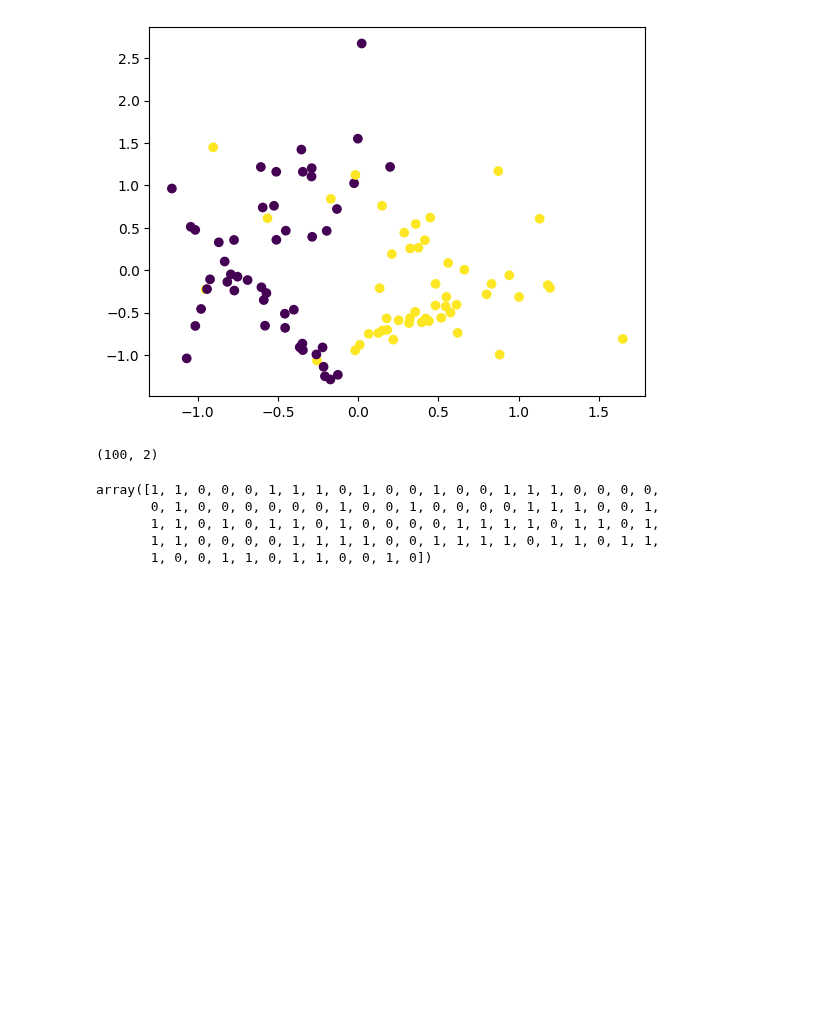
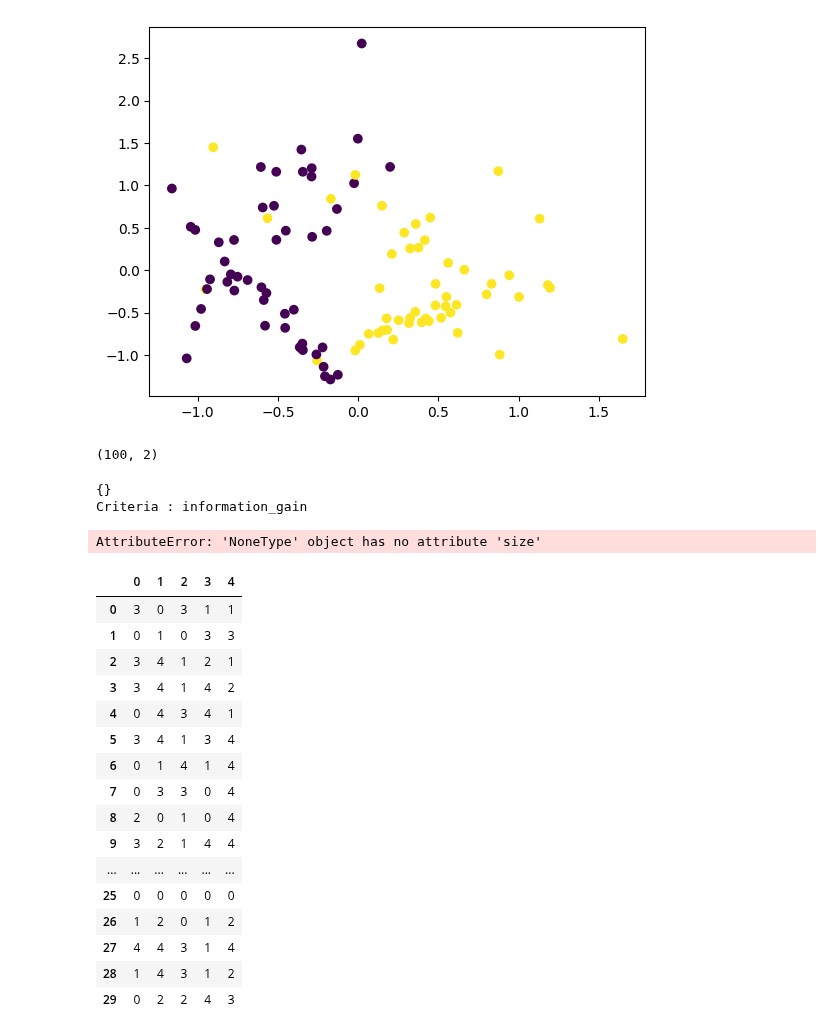
Before and after one commit to nupoor-ka/es_335_ml_har, a Jupyter notebook: decision_scratch_last_task.ipynb, the cells around one changed output. Saved outputs shown, nothing was run; the diff lists cells and outputs as text; code cells hidden in the pictures; blank space fills up the shorter version.

```diff
--- a/decision_scratch_last_task.ipynb
+++ b/decision_scratch_last_task.ipynb
@@ -163,6 +171,7 @@ y = pd.Series(np.random.randint(P, size=N), dtype="category")
 for criteria in ["information_gain"]:
     tree = DecisionTree(criterion=criteria)  # Split based on Inf. Gain
     tree.fit(X, y)
+    tree.predict(X)
     y_hat = tree.predict(X)
     print(y_hat)
     # tree.plot()
@@ -189,11 +199,3 @@ plt.scatter(X[:, 0], X[:, 1], c=y)
 X.shape
 # %% [output]
 (100, 2)
-# %%
-y
-# %% [output]
-array([1, 1, 0, 0, 0, 1, 1, 1, 0, 1, 0, 0, 1, 0, 0, 1, 1, 1, 0, 0, 0, 0,
-       0, 1, 0, 0, 0, 0, 0, 0, 1, 0, 0, 1, 0, 0, 0, 0, 1, 1, 1, 0, 0, 1,
-       1, 1, 0, 1, 0, 1, 1, 0, 1, 0, 0, 0, 0, 1, 1, 1, 1, 0, 1, 1, 0, 1,
-       1, 1, 0, 0, 0, 0, 1, 1, 1, 1, 0, 0, 1, 1, 1, 1, 0, 1, 1, 0, 1, 1,
-       1, 0, 0, 1, 1, 0, 1, 1, 0, 0, 1, 0])
@@ -199,0 +207,40 @@ array([1, 1, 0, 0, 0, 1, 1, 1, 0, 1, 0, 0, 1, 0, 0, 1, 1, 1, 0, 0, 0, 0,
+# %%
+N = 30
+P = 5
+X = pd.DataFrame(np.random.randn(N, P))
+y = pd.Series(np.random.randint(P, size=N), dtype="category")
+
+for criteria in ["information_gain", "gini_index"]:
+    tree = DecisionTree(criterion=criteria)  # Split based on Inf. Gain
+    tree.fit(X, y)
+    y_hat = tree.predict(X)
+    tree.plot()
+    print("Criteria :", criteria)
+    print("Accuracy: ", accuracy(y_hat, y))
+    for cls in y.unique():
+        print("Precision: ", precision(y_hat, y, cls))
+        print("Recall: ", recall(y_hat, y, cls))
+# %% [output]
+{}
+Criteria : information_gain
+AttributeError: 'NoneType' object has no attribute 'size'
+# %%
+X
+# %% [output]
+|  | 0 | 1 | 2 | 3 | 4 |
+| 0 | 3 | 0 | 3 | 1 | 1 |
+| 1 | 0 | 1 | 0 | 3 | 3 |
+| 2 | 3 | 4 | 1 | 2 | 1 |
+| 3 | 3 | 4 | 1 | 4 | 2 |
+| 4 | 0 | 4 | 3 | 4 | 1 |
+| 5 | 3 | 4 | 1 | 3 | 4 |
+| 6 | 0 | 1 | 4 | 1 | 4 |
+| 7 | 0 | 3 | 3 | 0 | 4 |
+| 8 | 2 | 0 | 1 | 0 | 4 |
+| 9 | 3 | 2 | 1 | 4 | 4 |
+| ... | ... | ... | ... | ... | ... |
+| 25 | 0 | 0 | 0 | 0 | 0 |
+| 26 | 1 | 2 | 0 | 1 | 2 |
+| 27 | 4 | 4 | 3 | 1 | 4 |
+| 28 | 1 | 4 | 3 | 1 | 2 |
+| 29 | 0 | 2 | 2 | 4 | 3 |
```
Also changed, not shown: parts of 5 cells of this notebook, 2 other files.
